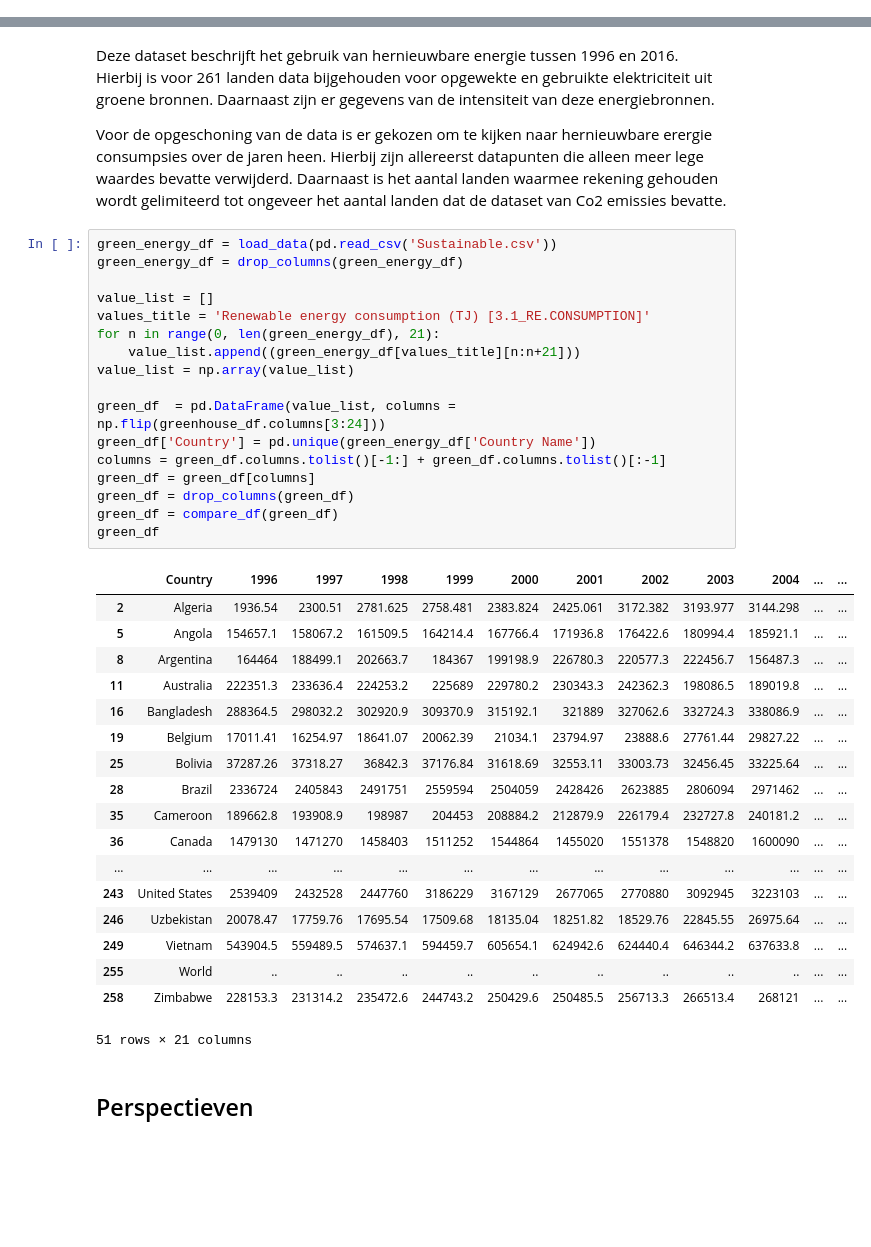
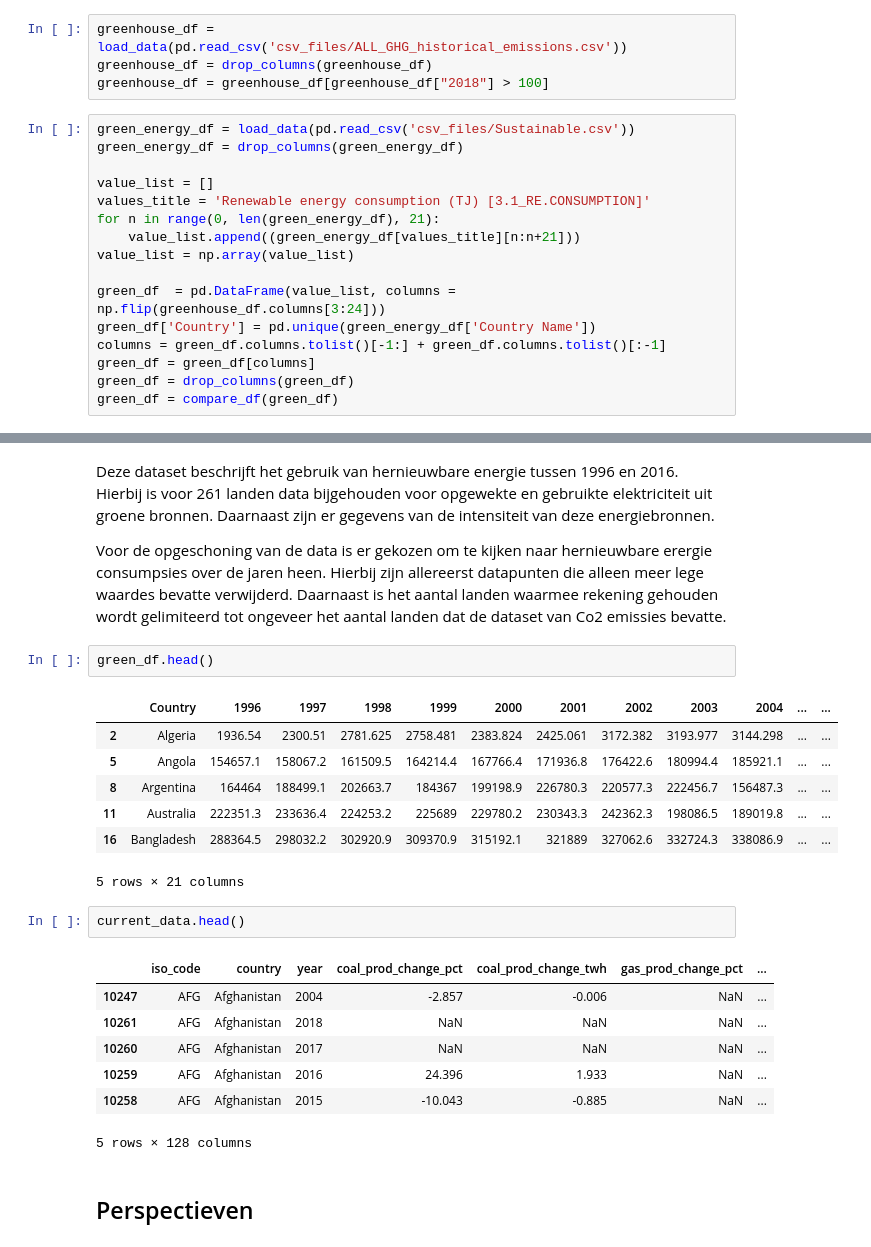
Before and after one commit to Stevgit1/Draft_N3, a Jupyter notebook: _sources/docs/notebook.ipynb, the cells around one changed output, grey strips where cells are left out. Drawn from its saved outputs; the diff is of its cells as text; blank space fills up the shorter version.

```diff
--- a/_sources/docs/notebook.ipynb
+++ b/_sources/docs/notebook.ipynb
@@ -0,0 +26,20 @@
+# %%
+greenhouse_df = load_data(pd.read_csv('csv_files/ALL_GHG_historical_emissions.csv'))
+greenhouse_df = drop_columns(greenhouse_df)
+greenhouse_df = greenhouse_df[greenhouse_df["2018"] > 100]
+# %%
+green_energy_df = load_data(pd.read_csv('csv_files/Sustainable.csv'))
+green_energy_df = drop_columns(green_energy_df)
+
+value_list = []
+values_title = 'Renewable energy consumption (TJ) [3.1_RE.CONSUMPTION]'
+for n in range(0, len(green_energy_df), 21):
+    value_list.append((green_energy_df[values_title][n:n+21]))
+value_list = np.array(value_list)
+
+green_df  = pd.DataFrame(value_list, columns = np.flip(greenhouse_df.columns[3:24]))
+green_df['Country'] = pd.unique(green_energy_df['Country Name'])
+columns = green_df.columns.tolist()[-1:] + green_df.columns.tolist()[:-1]
+green_df = green_df[columns]
+green_df = drop_columns(green_df)
+green_df = compare_df(green_df)
@@ -98,41 +119,25 @@ groene bronnen. Daarnaast zijn er gegevens van de intensiteit van deze energiebr
 
 Voor de opgeschoning van de data is er gekozen om te kijken naar hernieuwbare erergie consumpsies over de jaren heen. Hierbij zijn allereerst datapunten die alleen meer lege waardes bevatte verwijderd. Daarnaast is het aantal landen waarmee rekening gehouden wordt gelimiteerd tot ongeveer het aantal landen dat de dataset van Co2 emissies bevatte.
 # %%
-green_energy_df = load_data(pd.read_csv('Sustainable.csv'))
-green_energy_df = drop_columns(green_energy_df)
-
-value_list = []
-values_title = 'Renewable energy consumption (TJ) [3.1_RE.CONSUMPTION]'
-for n in range(0, len(green_energy_df), 21):
-    value_list.append((green_energy_df[values_title][n:n+21]))
-value_list = np.array(value_list)
-
-green_df  = pd.DataFrame(value_list, columns = np.flip(greenhouse_df.columns[3:24]))
-green_df['Country'] = pd.unique(green_energy_df['Country Name'])
-columns = green_df.columns.tolist()[-1:] + green_df.columns.tolist()[:-1]
-green_df = green_df[columns]
-green_df = drop_columns(green_df)
-green_df = compare_df(green_df)
-green_df
+green_df.head()
 # %% [output]
 |  | Country | 1996 | 1997 | 1998 | 1999 | 2000 | 2001 | 2002 | 2003 | 2004 | ... | ... |
 | 2 | Algeria | 1936.54 | 2300.51 | 2781.625 | 2758.481 | 2383.824 | 2425.061 | 3172.382 | 3193.977 | 3144.298 | ... | ... |
 | 5 | Angola | 154657.1 | 158067.2 | 161509.5 | 164214.4 | 167766.4 | 171936.8 | 176422.6 | 180994.4 | 185921.1 | ... | ... |
 | 8 | Argentina | 164464 | 188499.1 | 202663.7 | 184367 | 199198.9 | 226780.3 | 220577.3 | 222456.7 | 156487.3 | ... | ... |
 | 11 | Australia | 222351.3 | 233636.4 | 224253.2 | 225689 | 229780.2 | 230343.3 | 242362.3 | 198086.5 | 189019.8 | ... | ... |
 | 16 | Bangladesh | 288364.5 | 298032.2 | 302920.9 | 309370.9 | 315192.1 | 321889 | 327062.6 | 332724.3 | 338086.9 | ... | ... |
-| 19 | Belgium | 17011.41 | 16254.97 | 18641.07 | 20062.39 | 21034.1 | 23794.97 | 23888.6 | 27761.44 | 29827.22 | ... | ... |
-| 25 | Bolivia | 37287.26 | 37318.27 | 36842.3 | 37176.84 | 31618.69 | 32553.11 | 33003.73 | 32456.45 | 33225.64 | ... | ... |
-| 28 | Brazil | 2336724 | 2405843 | 2491751 | 2559594 | 2504059 | 2428426 | 2623885 | 2806094 | 2971462 | ... | ... |
-| 35 | Cameroon | 189662.8 | 193908.9 | 198987 | 204453 | 208884.2 | 212879.9 | 226179.4 | 232727.8 | 240181.2 | ... | ... |
-| 36 | Canada | 1479130 | 1471270 | 1458403 | 1511252 | 1544864 | 1455020 | 1551378 | 1548820 | 1600090 | ... | ... |
-| ... | ... | ... | ... | ... | ... | ... | ... | ... | ... | ... | ... | ... |
-| 243 | United States | 2539409 | 2432528 | 2447760 | 3186229 | 3167129 | 2677065 | 2770880 | 3092945 | 3223103 | ... | ... |
-| 246 | Uzbekistan | 20078.47 | 17759.76 | 17695.54 | 17509.68 | 18135.04 | 18251.82 | 18529.76 | 22845.55 | 26975.64 | ... | ... |
-| 249 | Vietnam | 543904.5 | 559489.5 | 574637.1 | 594459.7 | 605654.1 | 624942.6 | 624440.4 | 646344.2 | 637633.8 | ... | ... |
-| 255 | World | .. | .. | .. | .. | .. | .. | .. | .. | .. | ... | ... |
-| 258 | Zimbabwe | 228153.3 | 231314.2 | 235472.6 | 244743.2 | 250429.6 | 250485.5 | 256713.3 | 266513.4 | 268121 | ... | ... |
-51 rows × 21 columns
+5 rows × 21 columns
+# %%
+current_data.head()
+# %% [output]
+|  | iso_code | country | year | coal_prod_change_pct | coal_prod_change_twh | gas_prod_change_pct | ... |
+| 10247 | AFG | Afghanistan | 2004 | -2.857 | -0.006 | NaN | ... |
+| 10261 | AFG | Afghanistan | 2018 | NaN | NaN | NaN | ... |
+| 10260 | AFG | Afghanistan | 2017 | NaN | NaN | NaN | ... |
+| 10259 | AFG | Afghanistan | 2016 | 24.396 | 1.933 | NaN | ... |
+| 10258 | AFG | Afghanistan | 2015 | -10.043 | -0.885 | NaN | ... |
+5 rows × 128 columns
 # %% [markdown]
 ## Perspectieven
 # %% [markdown]
```
Also changed, not shown: parts of 19 cells of this notebook, 16 other files.
